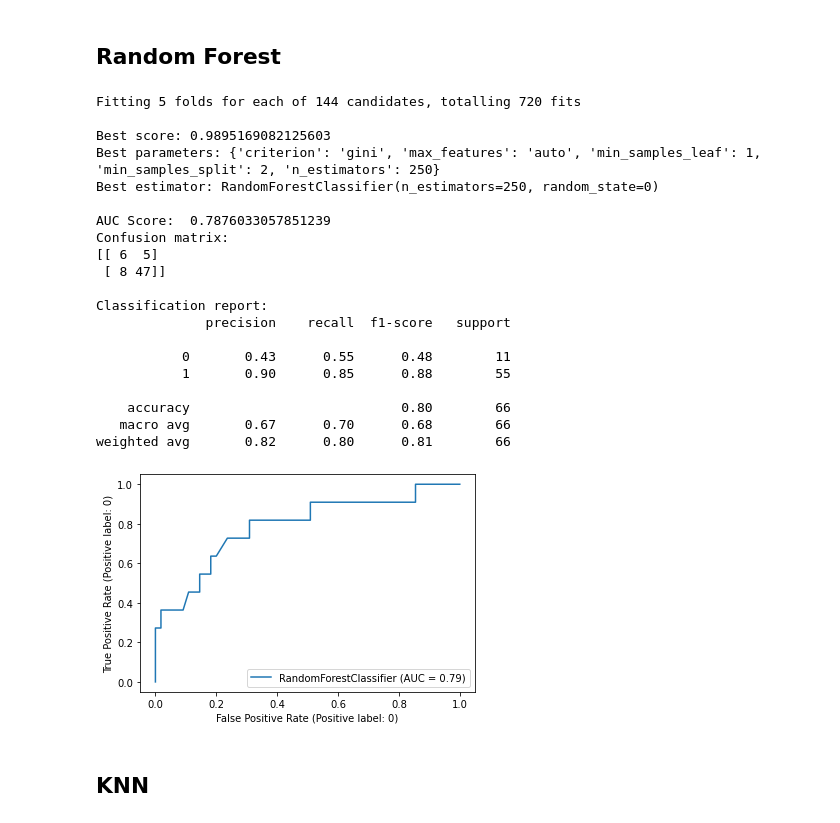
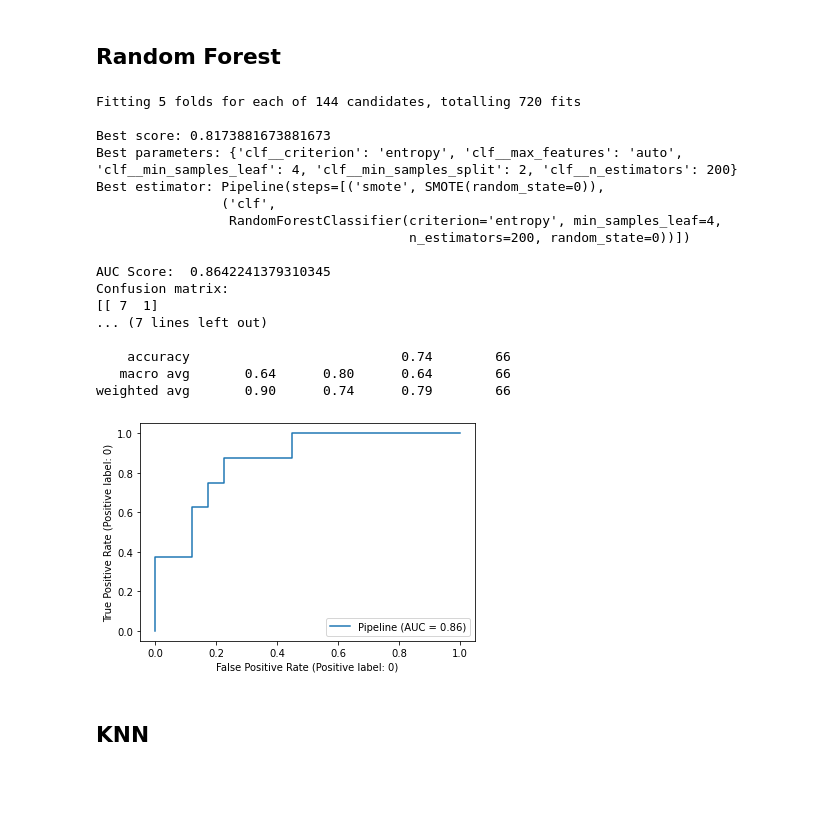
Before and after one commit to Ca-moes/AC, a Jupyter notebook: prediction.ipynb, the cells around one changed output. Saved outputs shown, nothing was run; the diff lists cells and outputs as text; code cells hidden in the pictures; blank space fills up the shorter version.

Commit message:
Pipeline in predictions notebook

```diff
--- a/prediction.ipynb
+++ b/prediction.ipynb
@@ -54,7 +49,3 @@ For oversampling we used the SMOTE (Synthetic Minority Over-sampling Technique)
-# %%
-smote = SMOTE(random_state=0)
-
-x_train, y_train = smote.fit_resample(x_train, y_train)
 # %% [markdown]
 ## Normalization
 
@@ -84,15 +66,25 @@ train_data
+# %%
+def apply_sampling(model):
+    smote = SMOTE(random_state=0)
+
+    pipeline = Pipeline([('smote', smote), ('clf', model)])
+
+    return pipeline
 # %% [markdown]
 Applying grid search
 # %%
 def grid_search(model, parameter_grid):
     cross_validation = StratifiedKFold(n_splits=5)
 
-    grid_search = GridSearchCV(model,
+    clf = apply_sampling(model)
+
+    grid_search = GridSearchCV(clf,
                                param_grid=parameter_grid,
                                scoring='roc_auc',
                                cv=cross_validation,
                                verbose=4,
-                               n_jobs=-1)
+                               n_jobs=-1,
+                               refit=True)
 
     grid_search.fit(x_train, y_train)
 
@@ -152,35 +144,32 @@ weighted avg       0.73      0.50      0.56        66
 # %%
 model = RandomForestClassifier(random_state=0)
 
-parameter_grid = {'n_estimators': [100, 150, 200, 250],
-                  'criterion': ['gini', 'entropy'],
-                  'min_samples_split': [2, 5, 10],
-                  'min_samples_leaf': [1, 2, 4],
-                  'max_features': ['auto', None]}
+parameter_grid = {'clf__n_estimators': [100, 150, 200, 250],
+                  'clf__criterion': ['gini', 'entropy'],
+                  'clf__min_samples_split': [2, 5, 10],
+                  'clf__min_samples_leaf': [1, 2, 4],
+                  'clf__max_features': ['auto', None]}
 
 rf = grid_search(model, parameter_grid)
 # %% [output]
 Fitting 5 folds for each of 144 candidates, totalling 720 fits
 
-Best score: 0.9895169082125603
-Best parameters: {'criterion': 'gini', 'max_features': 'auto', 'min_samples_leaf': 1, 'min_samples_split': 2, 'n_estimators': 250}
-Best estimator: RandomForestClassifier(n_estimators=250, random_state=0)
+Best score: 0.8173881673881673
+Best parameters: {'clf__criterion': 'entropy', 'clf__max_features': 'auto', 'clf__min_samples_leaf': 4, 'clf__min_samples_split': 2, 'clf__n_estimators': 200}
+Best estimator: Pipeline(steps=[('smote', SMOTE(random_state=0)),
+                ('clf',
+                 RandomForestClassifier(criterion='entropy', min_samples_leaf=4,
+                                        n_estimators=200, random_state=0))])
 
-AUC Score:  0.7876033057851239
+AUC Score:  0.8642241379310345
 Confusion matrix:
-[[ 6  5]
- [ 8 47]]
+[[ 7  1]
+... (7 lines left out)
 
-Classification report:
-              precision    recall  f1-score   support
-
-           0       0.43      0.55      0.48        11
-           1       0.90      0.85      0.88        55
-
-    accuracy                           0.80        66
-   macro avg       0.67      0.70      0.68        66
-weighted avg       0.82      0.80      0.81        66
+    accuracy                           0.74        66
+   macro avg       0.64      0.80      0.64        66
+weighted avg       0.90      0.74      0.79        66
-[figure, old version]
+[figure, new version]
 # %% [markdown]
 ## KNN
 # %%
```
Also changed, not shown: parts of 11 cells of this notebook, 5 other files.
